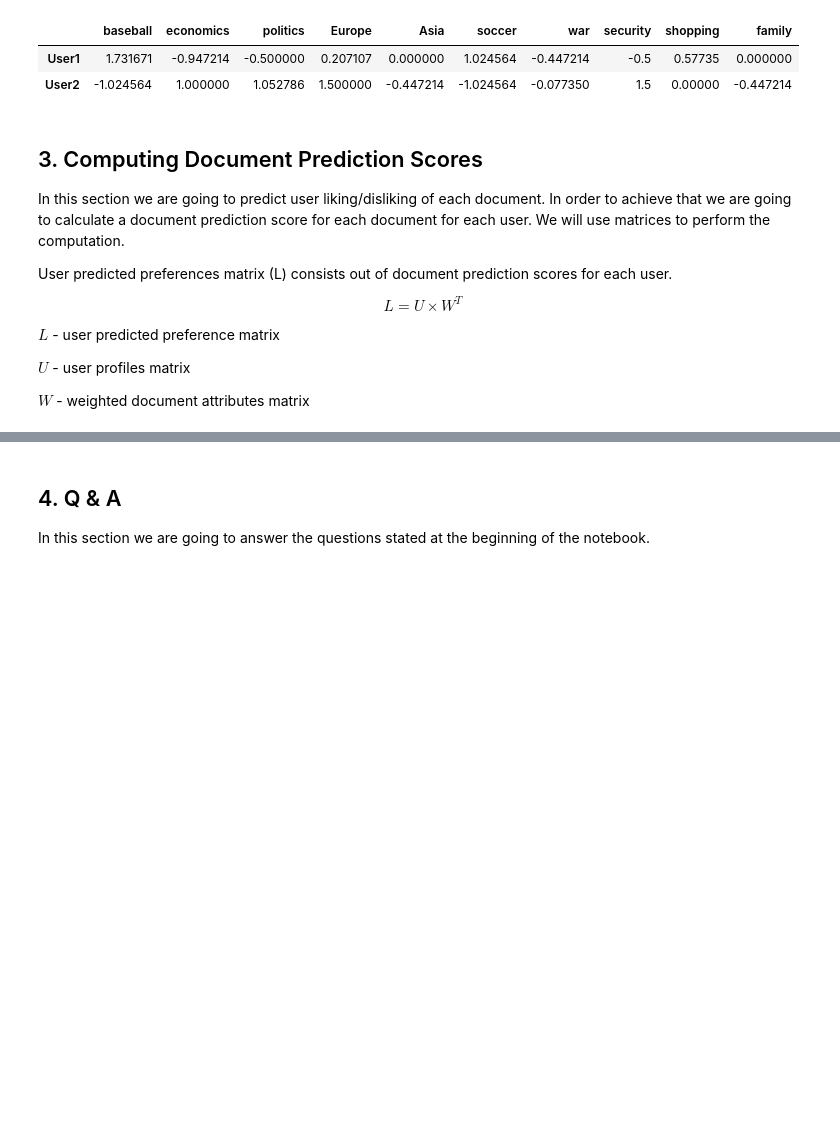
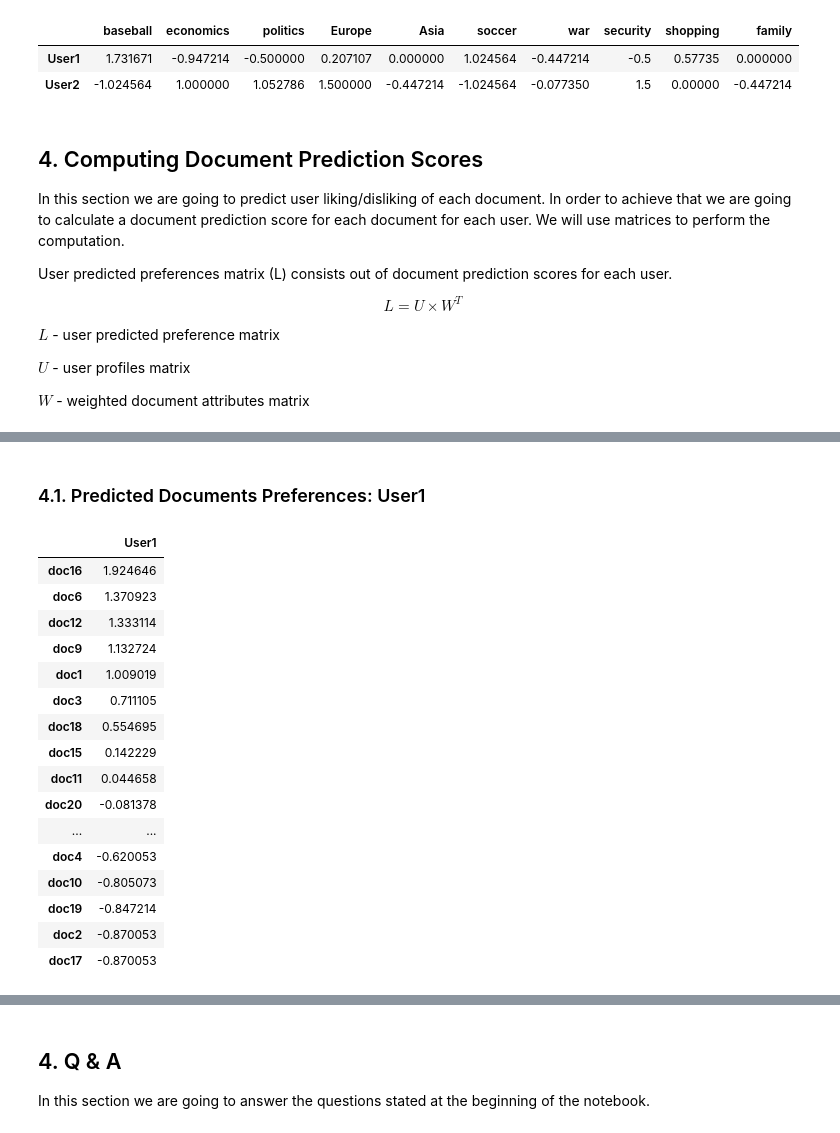
Before and after one commit to alv2017/DataAnalysis---ContentBasedRecommenders, a Jupyter notebook: notebooks/Content Based Recommenders - Weighted User Profile.ipynb, the cells around one changed output, grey strips where cells are left out. Drawn from its saved outputs; the diff is of its cells as text; code cells hidden in the pictures; blank space fills up the shorter version.

Commit message:
Weighted User Profile notebook has been edited and updated.

```diff
--- a/notebooks/Content Based Recommenders - Weighted User Profile.ipynb
+++ b/notebooks/Content Based Recommenders - Weighted User Profile.ipynb
@@ -180,7 +180,7 @@ user_profiles
 | User1 | 1.731671 | -0.947214 | -0.500000 | 0.207107 | 0.000000 | 1.024564 | -0.447214 | -0.5 | 0.57735 | 0.000000 |
 | User2 | -1.024564 | 1.000000 | 1.052786 | 1.500000 | -0.447214 | -1.024564 | -0.077350 | 1.5 | 0.00000 | -0.447214 |
 # %% [markdown]
-## 3. Computing Document Prediction Scores
+## 4. Computing Document Prediction Scores
 
 In this section we are going to predict user liking/disliking of each document. In order to achieve that we are going to calculate a document prediction score for each document for each user. We will use matrices to perform the computation.
 
@@ -201,3 +201,26 @@ user_predicted_preferences
 |  | doc1 | doc2 | doc3 | doc4 | doc5 | doc6 | doc7 | doc8 | doc9 | doc10 | doc11 | ... |
 | User1 | 1.009019 | -0.870053 | 0.711105 | -0.620053 | -0.213541 | 1.370923 | -0.353553 | -0.370053 | 1.132724 | -0.805073 | 0.044658 | ... |
 | User2 | -0.845577 | 2.526393 | 0.016294 | 1.987718 | 0.319151 | 0.336184 | 0.744432 | 1.014111 | -0.724476 | 0.274493 | 0.349628 | ... |
+# %% [markdown]
+### 4.1. Predicted Documents Preferences: User1
+# %%
+# User1: Predicted documents preferences
+user_predicted_preferences.loc[['User1']].T.sort_values(['User1'], ascending=False)
+# %% [output]
+|  | User1 |
+| doc16 | 1.924646 |
+| doc6 | 1.370923 |
+| doc12 | 1.333114 |
+| doc9 | 1.132724 |
+| doc1 | 1.009019 |
+| doc3 | 0.711105 |
+| doc18 | 0.554695 |
+| doc15 | 0.142229 |
+| doc11 | 0.044658 |
+| doc20 | -0.081378 |
+| ... | ... |
+| doc4 | -0.620053 |
+| doc10 | -0.805073 |
+| doc19 | -0.847214 |
+| doc2 | -0.870053 |
+| doc17 | -0.870053 |
```
Also changed, not shown: parts of 8 cells of this notebook.
